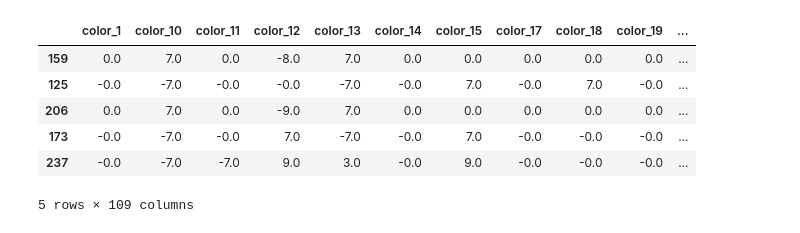
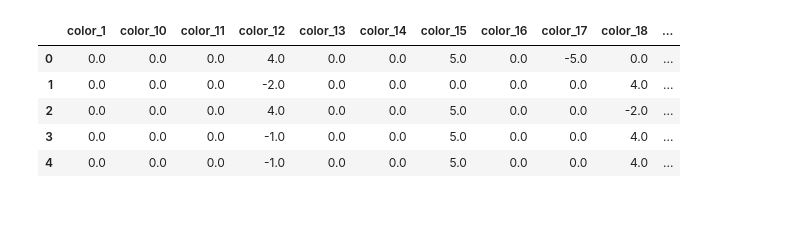
Before and after one commit to eigenein/bestmobabot, a Jupyter notebook: research/bestmoba.ipynb, the cells around one changed output. Cells and saved outputs as stored; diff of their text form; code cells hidden in the pictures.

```diff
--- a/research/bestmoba.ipynb
+++ b/research/bestmoba.ipynb
@@ -17,8 +17,11 @@ from scipy import stats
 from sklearn.linear_model import LogisticRegression
 from sklearn.neighbors import KNeighborsClassifier
 from sklearn.svm import SVC
+from sklearn.ensemble import RandomForestClassifier
 from sklearn.model_selection import cross_val_score, GridSearchCV, KFold, StratifiedKFold
 from statsmodels.formula import api as formula_api
+
+pandas.set_option('display.max_columns', 500)
 # %%
 # Define cross-validation and evaluation strategies.
 
@@ -44,31 +47,30 @@ def parse_battle(line: str) -> dict:
 # %%
 # Load the logs into a data frame.
 
 def invert_column(series: pandas.Series):
     """
-    Inverts the column to make an "opposite" battle.
+    Inverts the column to make an "symmetrical" battle.
     """
     return series == False if series.name == 'win' else -series
 
 lines = list(chain.from_iterable([
     open('battles.jsonl'),
     open('battles-lilia.jsonl'),
 ]))
 
 numpy.random.seed(42)
 battles = pandas.DataFrame([parse_battle(line) for line in lines]).fillna(value=0)
 battles.drop_duplicates(inplace=True)  # because the files may contain duplicate battles
-battles = pandas.concat((battles, battles.apply(invert_column)))  # add inverted battles
-battles = battles.sample(frac=1)  # shuffle
+# battles = pandas.concat((battles, battles.apply(invert_column)))  # add inverted battles
+# battles = battles.sample(frac=1)  # shuffle
 battles.head()
 # %% [output]
-|  | color_1 | color_10 | color_11 | color_12 | color_13 | color_14 | color_15 | color_17 | color_18 | color_19 | ... |
-| 159 | 0.0 | 7.0 | 0.0 | -8.0 | 7.0 | 0.0 | 0.0 | 0.0 | 0.0 | 0.0 | ... |
-| 125 | -0.0 | -7.0 | -0.0 | -0.0 | -7.0 | -0.0 | 7.0 | -0.0 | 7.0 | -0.0 | ... |
-| 206 | 0.0 | 7.0 | 0.0 | -9.0 | 7.0 | 0.0 | 0.0 | 0.0 | 0.0 | 0.0 | ... |
-| 173 | -0.0 | -7.0 | -0.0 | 7.0 | -7.0 | -0.0 | 7.0 | -0.0 | -0.0 | -0.0 | ... |
-| 237 | -0.0 | -7.0 | -7.0 | 9.0 | 3.0 | -0.0 | 9.0 | -0.0 | -0.0 | -0.0 | ... |
+|  | color_1 | color_10 | color_11 | color_12 | color_13 | color_14 | color_15 | color_16 | color_17 | color_18 | ... |
+| 0 | 0.0 | 0.0 | 0.0 | 4.0 | 0.0 | 0.0 | 5.0 | 0.0 | -5.0 | 0.0 | ... |
+| 1 | 0.0 | 0.0 | 0.0 | -2.0 | 0.0 | 0.0 | 0.0 | 0.0 | 0.0 | 4.0 | ... |
+| 2 | 0.0 | 0.0 | 0.0 | 4.0 | 0.0 | 0.0 | 5.0 | 0.0 | 0.0 | -2.0 | ... |
+| 3 | 0.0 | 0.0 | 0.0 | -1.0 | 0.0 | 0.0 | 5.0 | 0.0 | 0.0 | 4.0 | ... |
+| 4 | 0.0 | 0.0 | 0.0 | -1.0 | 0.0 | 0.0 | 5.0 | 0.0 | 0.0 | 4.0 | ... |
-5 rows × 109 columns
 # %%
 battles.describe()
 # %% [output]
```
Also changed, not shown: parts of 9 cells of this notebook, 6 other files.
